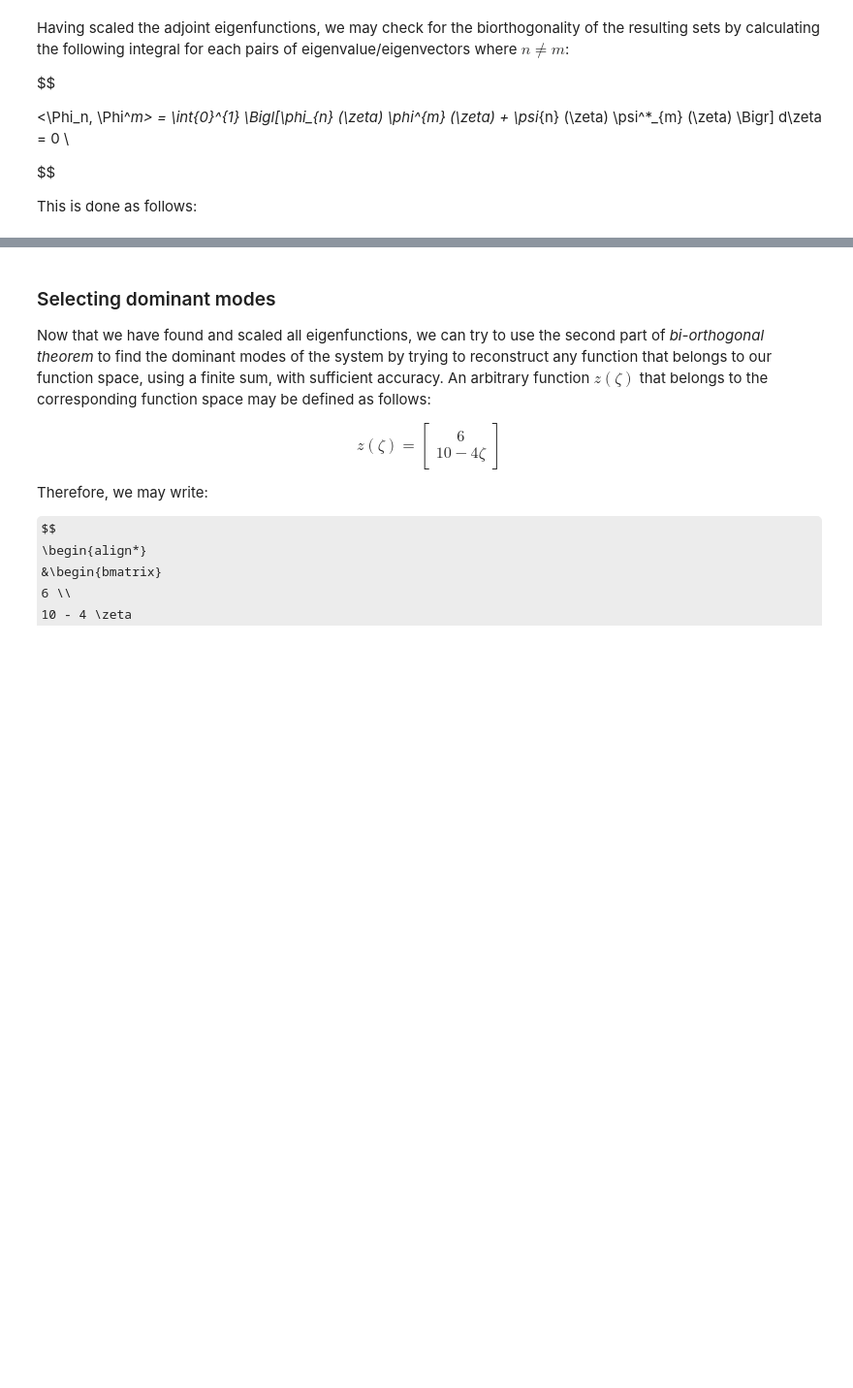
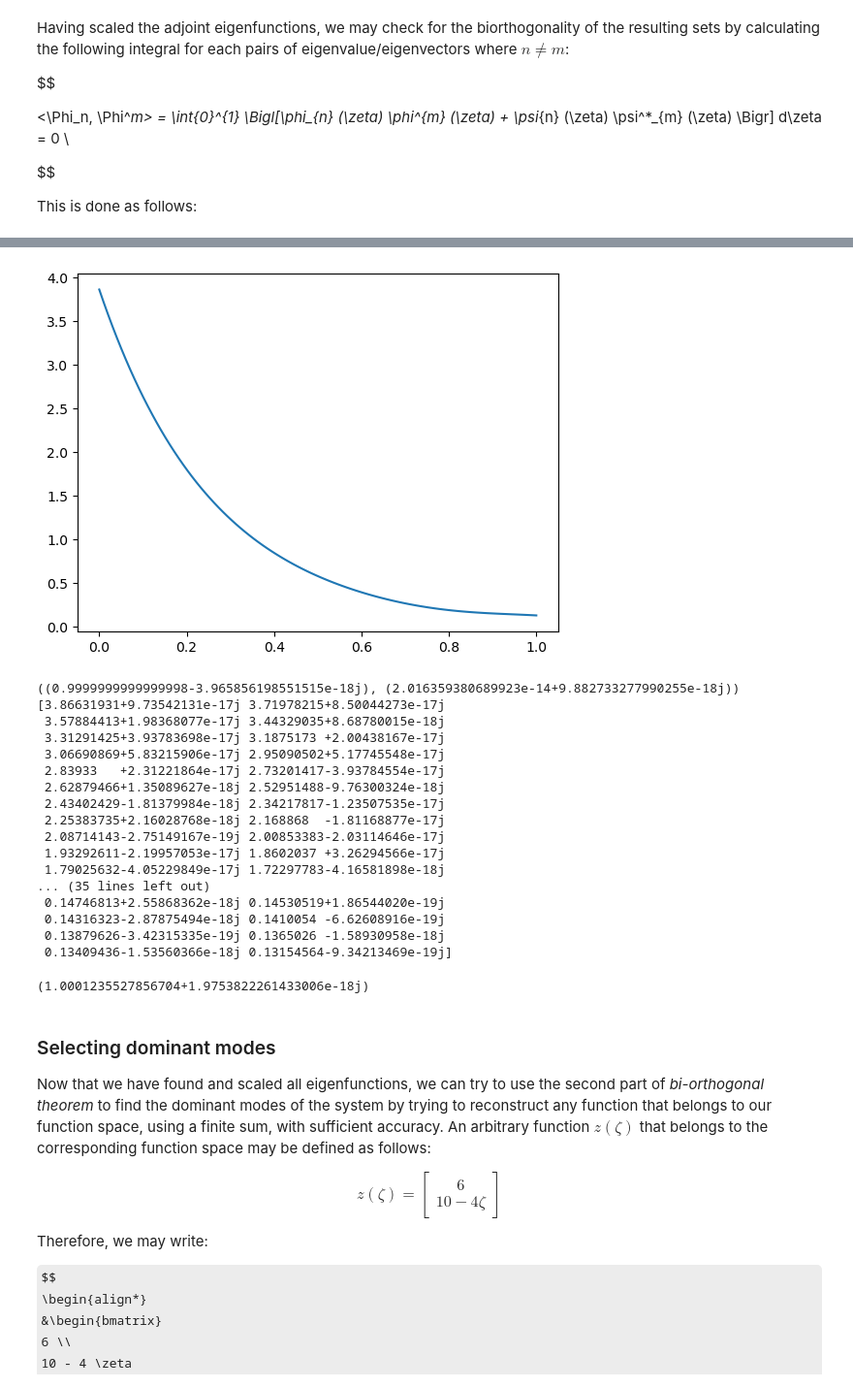
Before and after one commit to behradmoadeli/pfr_isothermal_recycle_delay_optimal, a Jupyter notebook: reports/BehradPaper.ipynb, the cells around one changed output, grey strips where cells are left out. Shown at 97% size. Drawn from its saved outputs; the diff is of its cells as text; code cells hidden in the pictures; some formulas as TeX source; blank space fills up the shorter version.

```diff
--- a/reports/BehradPaper.ipynb
+++ b/reports/BehradPaper.ipynb
@@ -202,5 +204,5 @@ Which is exactly the same as the previous characteristic equation. We may now mo
 Initializing system parameters:
 # %%
 default_pars = obtain_default_pars('pars_list.csv')
-default_pars['label'] = 'dual_2'
+default_pars['label'] = 'dual_3'
 display(default_pars)
@@ -209,13 +213,13 @@ display(default_pars)
 # %% [markdown]
 Searching `guess` range to obtain eigenvalues distribution:
 # %%
-path = "CSV/dual_2.csv"
+path = "CSV/dual_3.csv"
 
 if not os.path.exists(path):
     guess = {
-        'guess_range_real':[-75,-15,25],
-        'guess_range_imag':[100,600,1000]
+        'guess_range_real':[-75,5,120],
+        'guess_range_imag':[0,600,1200]
     }
-    save_dataframe_to_csv(*find_eig(default_pars, **guess, round_sig_digits=5, tol_is_sol=1e-8, max_iter=200), 'CSV')
+    save_dataframe_to_csv(*find_eig(default_pars, **guess, round_sig_digits=5, tol_is_sol=1e-8, max_iter=300), 'CSV')
 else:
     print("Solution has already been saved in the appropriate location.")
@@ -441,3 +531,41 @@ print(biorth_matrix[:8,:8])
+# %%
+x = np.linspace(0,1,100)
+l = lambdas[4]
+b = normal_coefs[4]
+y = np.zeros_like(x, dtype=complex)
+for i, z in enumerate(x):
+
+    y[i] = eig_fun_mul_0(z, default_pars, l, b)
+
+plt.plot(x,y)
+plt.show()
+
+a = quad(eig_fun_mul_0,0,1,args=(default_pars, l, b), complex_func=True)
+print(a)
+print(y)
+# %% [output]
+[figure, added]
+((0.9999999999999998-3.965856198551515e-18j), (2.016359380689923e-14+9.882733277990255e-18j))
+[3.86631931+9.73542131e-17j 3.71978215+8.50044273e-17j
+ 3.57884413+1.98368077e-17j 3.44329035+8.68780015e-18j
+ 3.31291425+3.93783698e-17j 3.1875173 +2.00438167e-17j
+ 3.06690869+5.83215906e-17j 2.95090502+5.17745548e-17j
+ 2.83933   +2.31221864e-17j 2.73201417-3.93784554e-17j
+ 2.62879466+1.35089627e-18j 2.52951488-9.76300324e-18j
+ 2.43402429-1.81379984e-18j 2.34217817-1.23507535e-17j
+ 2.25383735+2.16028768e-18j 2.168868  -1.81168877e-17j
+ 2.08714143-2.75149167e-19j 2.00853383-2.03114646e-17j
+ 1.93292611-2.19957053e-17j 1.8602037 +3.26294566e-17j
+ 1.79025632-4.05229849e-17j 1.72297783-4.16581898e-18j
+... (35 lines left out)
+ 0.14746813+2.55868362e-18j 0.14530519+1.86544020e-19j
+ 0.14316323-2.87875494e-18j 0.1410054 -6.62608916e-19j
+ 0.13879626-3.42315335e-19j 0.1365026 -1.58930958e-18j
+ 0.13409436-1.53560366e-18j 0.13154564-9.34213469e-19j]
+# %%
+np.trapz(y,x)
+# %% [output]
+(1.0001235527856704+1.9753822261433006e-18j)
 # %% [markdown]
 ### Selecting dominant modes
 
```
Also changed, not shown: parts of 8 cells of this notebook, 2 other files.
